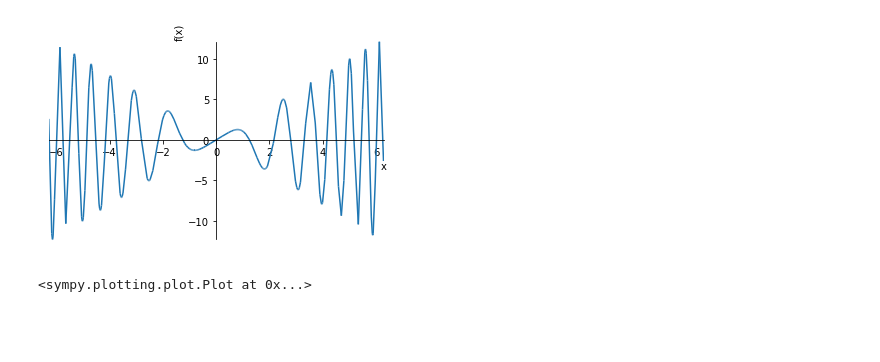
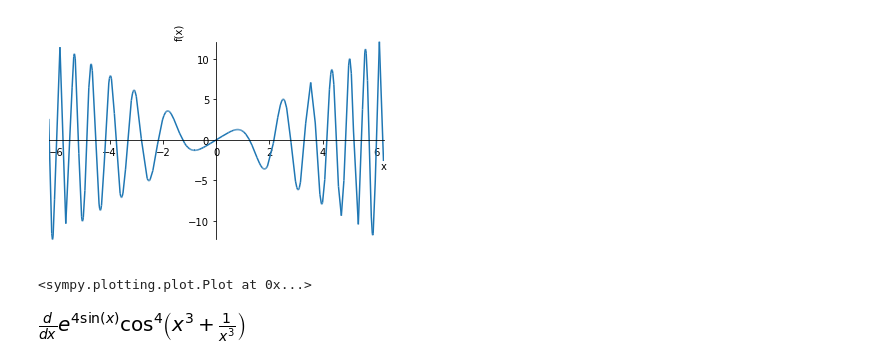
Before and after one commit to xdanger/notebooks, a Jupyter notebook: Mathematics/Essence of Caculus.ipynb, the cells around one changed output. Drawn from its saved outputs; the diff is of its cells as text; code cells hidden in the pictures; blank space fills up the shorter version.

```diff
--- a/Mathematics/Essence of Caculus.ipynb
+++ b/Mathematics/Essence of Caculus.ipynb
@@ -194,3 +194,8 @@ plot(expr6.doit(), (x, -2*pi, 2*pi))
 # %% [output]
 [figure]
 <sympy.plotting.plot.Plot at 0x...>
+# %%
+expr7 = Derivative((exp(1)**sin(x) * cos(1/x**3 + x**3))**4)
+expr7
+# %% [output]
+[figure, added]
```
Also changed, not shown: parts of 1 cell of this notebook.
